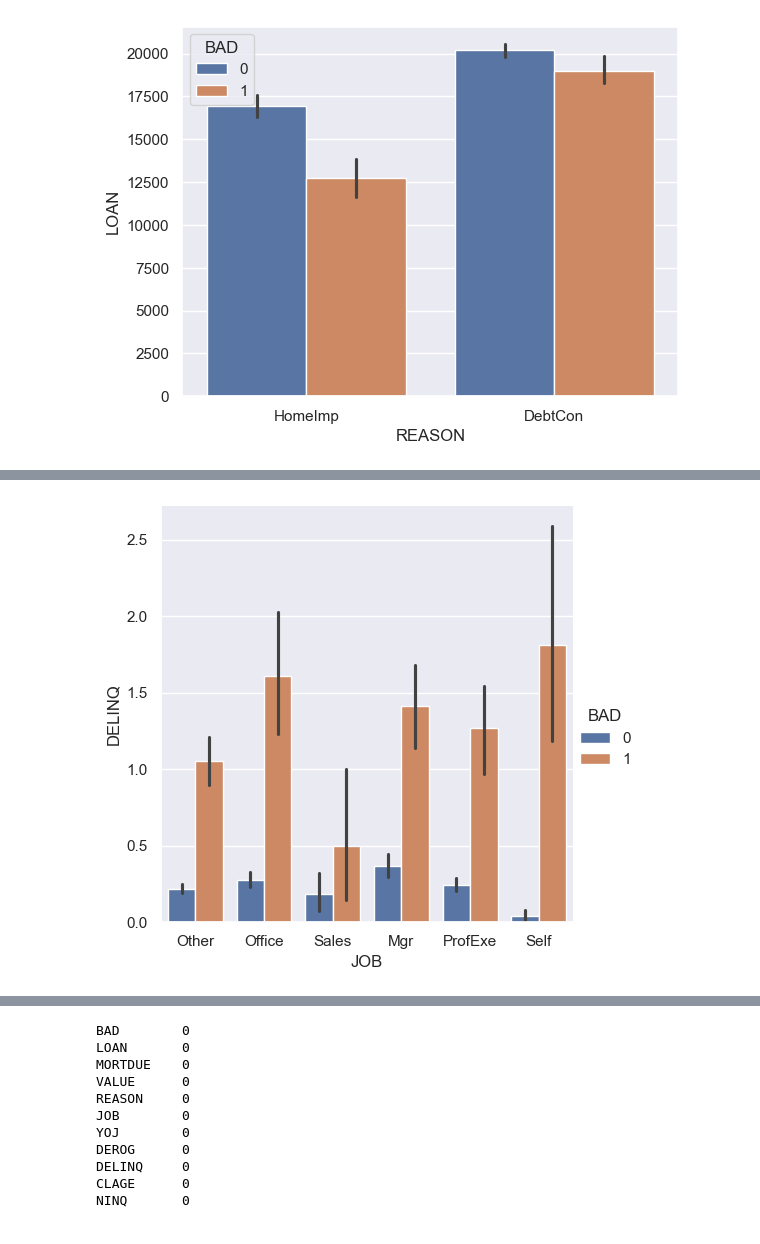
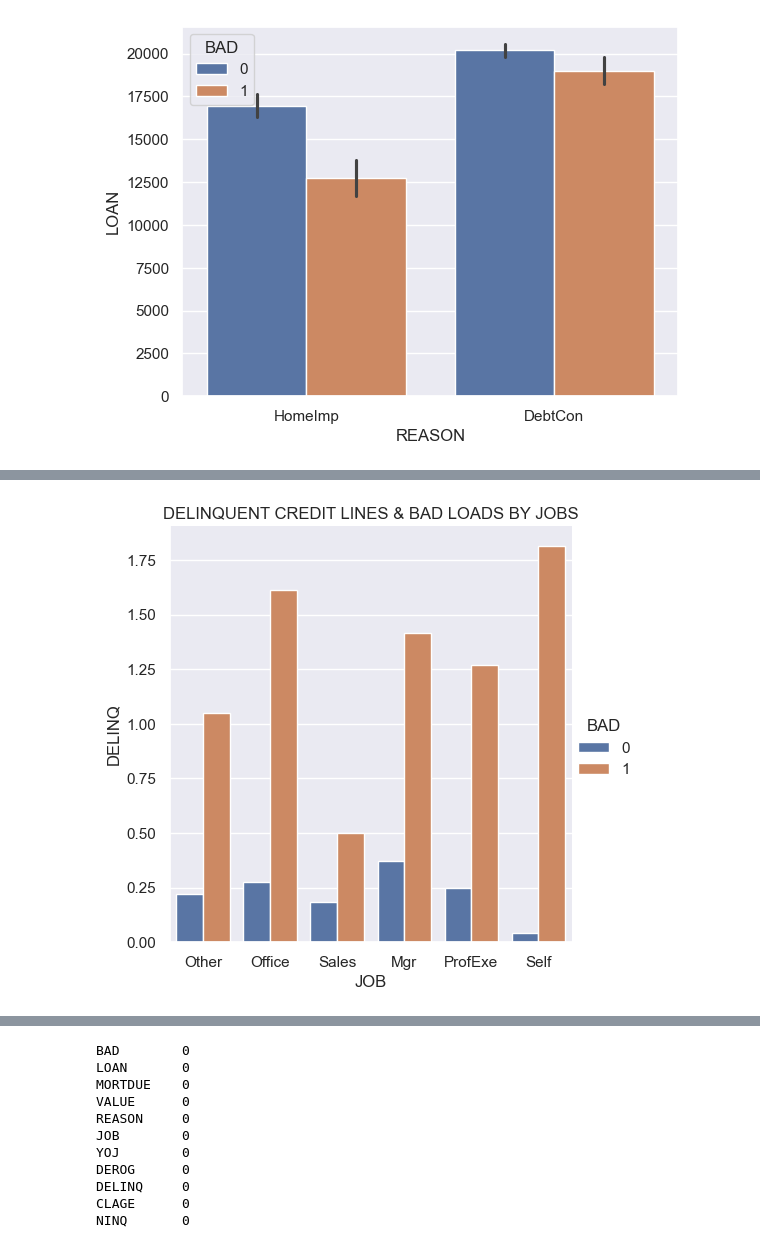
Before and after one commit to SmogJ/3MTT_Project_Loan_Default_Predicton, a Jupyter notebook: hmeq_loan_default_prediction.ipynb, the cells around one changed output, grey strips where cells are left out. Cells and saved outputs as stored; diff of their text form; code cells hidden in the pictures.

```diff
--- a/hmeq_loan_default_prediction.ipynb
+++ b/hmeq_loan_default_prediction.ipynb
@@ -112,7 +136,8 @@ dist_plot= sns.histplot(default, x="VALUE", y="LOAN")
 # %%
-job_delinq= sns.catplot(df, x="JOB", y="DELINQ", kind="bar", hue="BAD")
-job_delinq_fig = job_loan.get_figure()
-job_delinq_fig.savefig("./plots/job_delinq.png")
+job_delinq= sns.catplot(df, x="JOB", y="DELINQ", kind="bar", hue="BAD", errorbar=None)
+# job_delinq_fig = job_loan.get_figure()
+plt.title("DELINQUENT CREDIT LINES & BAD LOADS BY JOBS")
+job_delinq.savefig("./plots/job_delinq.png")
 # %% [output]
-[figure, old version]
+[figure, new version]
 # %%
```
Also changed, not shown: parts of 27 cells of this notebook, 11 other files.
